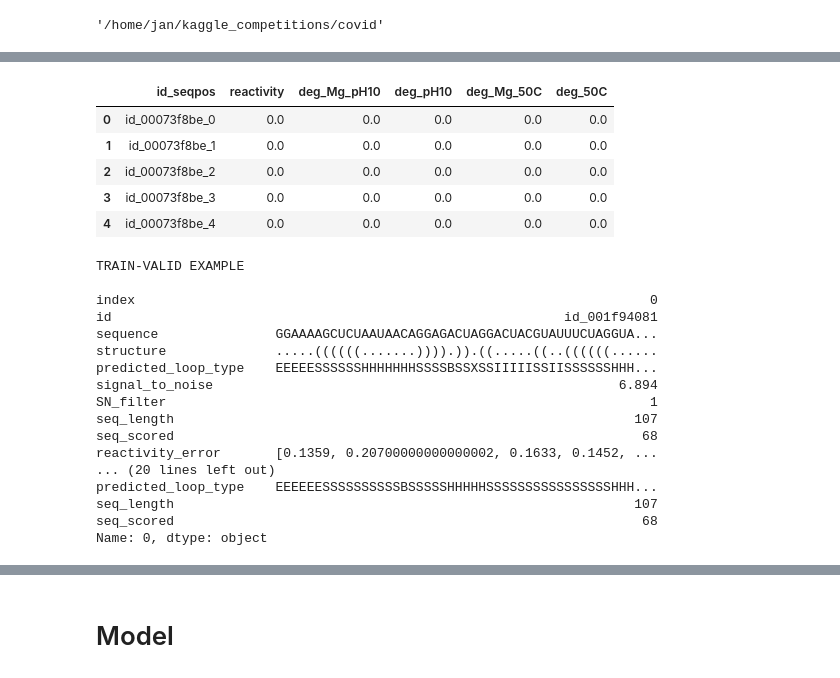
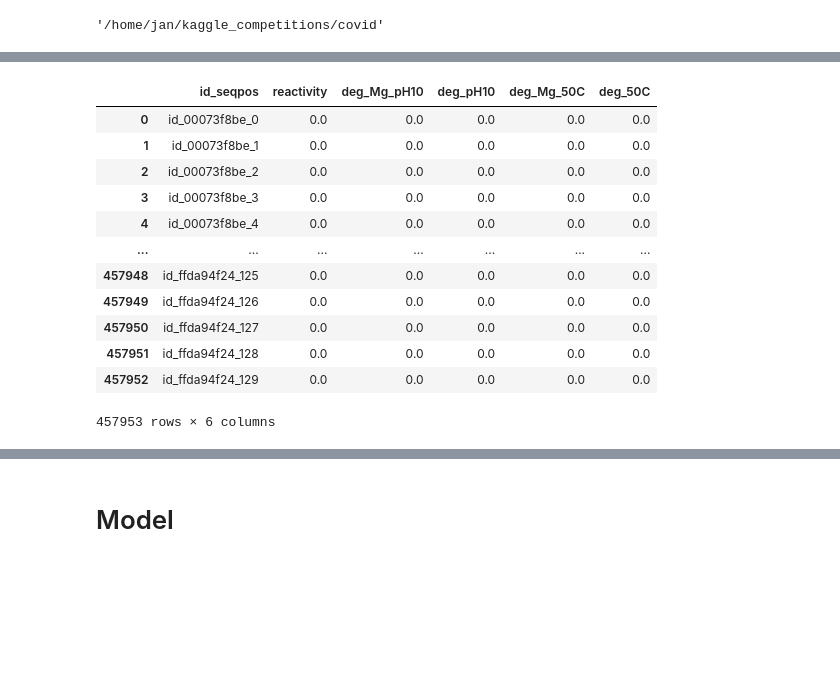
Before and after one commit to JanKapala/OpenVaccine-COVID-19-mRNA-Vaccine-Degradation-Prediction, a Jupyter notebook: Covid.ipynb, the cells around one changed output, grey strips where cells are left out. Saved outputs shown, nothing was run; the diff lists cells and outputs as text; code cells hidden in the pictures; blank space fills up the shorter version.

```diff
--- a/Covid.ipynb
+++ b/Covid.ipynb
@@ -53,42 +157,19 @@ raw_test_ds.head()
 # %%
-sample_submission.head()
+sample_submission
 # %% [output]
 |  | id_seqpos | reactivity | deg_Mg_pH10 | deg_pH10 | deg_Mg_50C | deg_50C |
 | 0 | id_00073f8be_0 | 0.0 | 0.0 | 0.0 | 0.0 | 0.0 |
 | 1 | id_00073f8be_1 | 0.0 | 0.0 | 0.0 | 0.0 | 0.0 |
 | 2 | id_00073f8be_2 | 0.0 | 0.0 | 0.0 | 0.0 | 0.0 |
 | 3 | id_00073f8be_3 | 0.0 | 0.0 | 0.0 | 0.0 | 0.0 |
 | 4 | id_00073f8be_4 | 0.0 | 0.0 | 0.0 | 0.0 | 0.0 |
+| ... | ... | ... | ... | ... | ... | ... |
+| 457948 | id_ffda94f24_125 | 0.0 | 0.0 | 0.0 | 0.0 | 0.0 |
+| 457949 | id_ffda94f24_126 | 0.0 | 0.0 | 0.0 | 0.0 | 0.0 |
+| 457950 | id_ffda94f24_127 | 0.0 | 0.0 | 0.0 | 0.0 | 0.0 |
+| 457951 | id_ffda94f24_128 | 0.0 | 0.0 | 0.0 | 0.0 | 0.0 |
+| 457952 | id_ffda94f24_129 | 0.0 | 0.0 | 0.0 | 0.0 | 0.0 |
+457953 rows × 6 columns
-# %%
-train_valid_example = raw_train_valid_ds.iloc[0,:]
-print("TRAIN-VALID EXAMPLE")
-print()
-print(train_valid_example)
-
-print('\n\n\n')
-
-test_example = raw_test_ds.iloc[0,:]
-print("TEST EXAMPLE")
-print()
-print(test_example)
-# %% [output]
-TRAIN-VALID EXAMPLE
-
-index                                                                  0
-id                                                          id_001f94081
-sequence               GGAAAAGCUCUAAUAACAGGAGACUAGGACUACGUAUUUCUAGGUA...
-structure              .....((((((.......)))).)).((.....((..((((((......
-predicted_loop_type    EEEEESSSSSSHHHHHHHSSSSBSSXSSIIIIISSIISSSSSSHHH...
-signal_to_noise                                                    6.894
-SN_filter                                                              1
-seq_length                                                           107
-seq_scored                                                            68
-reactivity_error       [0.1359, 0.20700000000000002, 0.1633, 0.1452, ...
-... (20 lines left out)
-predicted_loop_type    EEEEEESSSSSSSSSSBSSSSSHHHHHSSSSSSSSSSSSSSSSHHH...
-seq_length                                                           107
-seq_scored                                                            68
-Name: 0, dtype: object
 # %%
 feature_names = ['sequence', 'structure', 'predicted_loop_type']
 error_label_names = ['reactivity_error', 'deg_error_Mg_pH10', 'deg_error_pH10', 'deg_error_Mg_50C', 'deg_error_50C']
```
Also changed, not shown: parts of 63 cells of this notebook, 44 other files.
